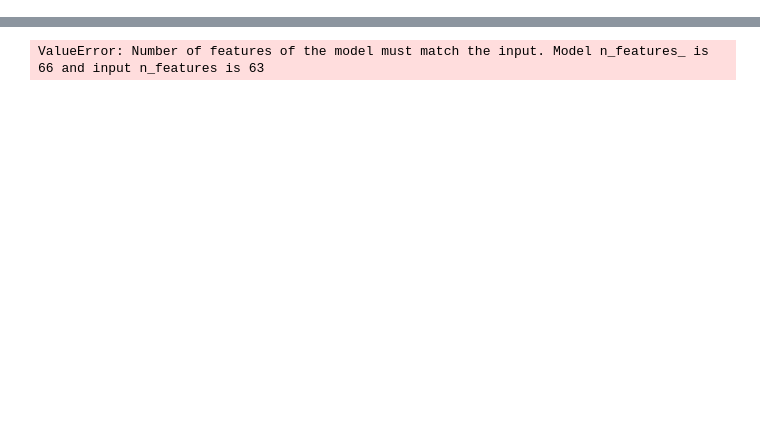
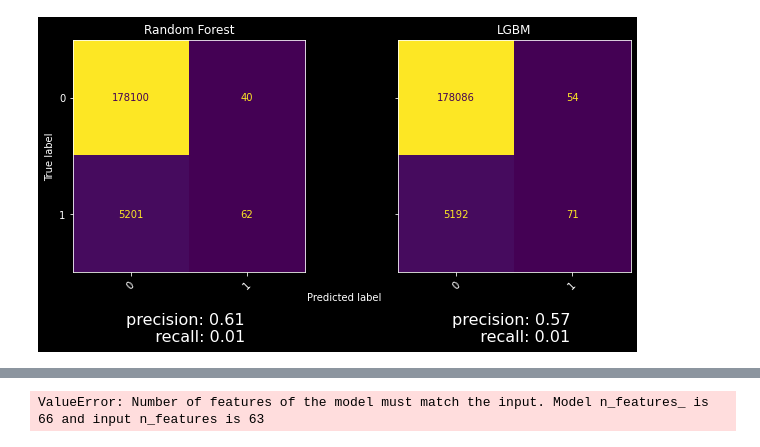
Before and after one commit to The1per/spikes_notebooks, a Jupyter notebook: scalp_model.ipynb, the cells around one changed output, grey strips where cells are left out. Cells and saved outputs as stored; diff of their text form; code cells hidden in the pictures; blank space fills up the shorter version.

```diff
--- a/scalp_model.ipynb
+++ b/scalp_model.ipynb
@@ -228,0 +310,21 @@ clear_output()
+# %%
+# run all subj (~15min, 6 subj)
+y_all_bi = get_all_y_multi_channel()
+clear_output()
+feat_avg = get_all_feat_avg_channels()
+# feat_all_eog1 = get_all_feat_eog('1')
+feat_all_eog2 = get_all_feat_eog('2')
+# feat_all_eog_bi = pd.concat([feat_all_eog1.add_suffix('_1'), feat_all_eog2.iloc[:, 2:].add_suffix('_2')], axis=1)
+feat_avg.reset_index(inplace=True, drop=True)
+feat_all_eog2.reset_index(inplace=True, drop=True)
+feat_eog2_avg = pd.concat([feat_avg, feat_all_eog2.iloc[:, 2:].add_suffix('_2')], axis=1)
+clear_output()
+# %%
+feat_pz = get_all_feat_by_chan('PZ')
+# feat_c3 = get_all_feat_chan('C3')
+# feat_c4 = get_all_feat_chan('C4')
+# clear_output()
+# %%
+cls_all, pred_details = plt_cls(feat_pz, y_all_bi, stratify=True)
+# %% [output]
+[figure, added]
```
Also changed, not shown: parts of 48 cells of this notebook.
